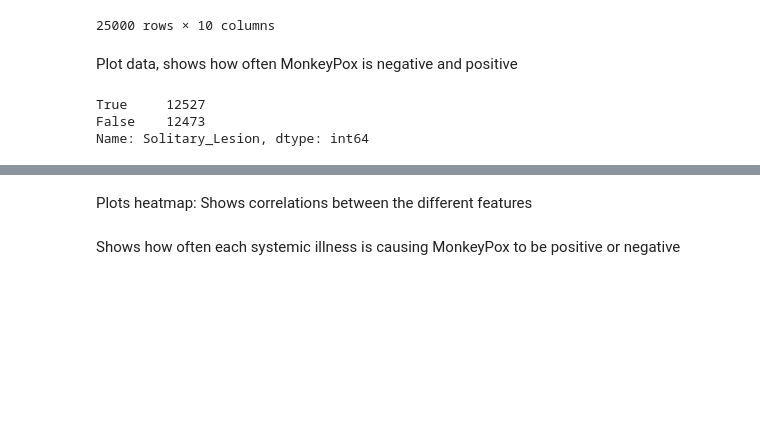
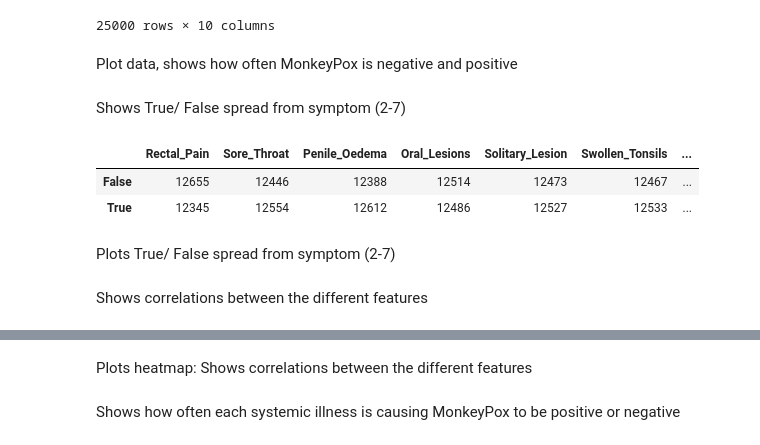
Before and after one commit to linusschlepp/Data-Mining-Project, a Jupyter notebook: do_stuff.ipynb, the cells around one changed output, grey strips where cells are left out. Cells and saved outputs as stored; diff of their text form; code cells hidden in the pictures; blank space fills up the shorter version.

```diff
--- a/do_stuff.ipynb
+++ b/do_stuff.ipynb
@@ -35,11 +39,22 @@ Plot data, shows how often MonkeyPox is negative and positive
 # %%
 series = data[constants.MONKEY_POX].value_counts()
 
-# TODO: Try to use countplot and change colors to normal blue and orange
 plt.bar(series.index, series.values, color=constants.COLOR_PALETTE)
 plt.title('Cases of Monkey Pox seperated by positive and negative')
+plt.ylabel('Number of infections')
 plt.show()
-# %% [output]
-True     12527
-False    12473
-Name: Solitary_Lesion, dtype: int64
+# %% [markdown]
+Shows True/ False spread from symptom (2-7)
+# %%
+symptoms = data.iloc[:, 1:-1].columns.values.tolist()
+# Gets columns from dataframe and saves them as serieses into a list
+series_symptom_lst = [data[symptom].value_counts() for symptom in symptoms]
+df_symptoms_series = pd.DataFrame()
+df_symptoms_series= df_symptoms_series.append(series_symptom_lst).T
+df_symptoms_series
+# %% [output]
+|  | Rectal_Pain | Sore_Throat | Penile_Oedema | Oral_Lesions | Solitary_Lesion | Swollen_Tonsils | ... |
+| False | 12655 | 12446 | 12388 | 12514 | 12473 | 12467 | ... |
+| True | 12345 | 12554 | 12612 | 12486 | 12527 | 12533 | ... |
+# %% [markdown]
+Plots True/ False spread from symptom (2-7)
@@ -46,3 +70,5 @@ Name: Solitary_Lesion, dtype: int64
+# %% [markdown]
+Shows correlations between the different features
 # %%
 df_corr  = data.corr()
 df_corr
```
Also changed, not shown: parts of 12 cells of this notebook, 3 other files.
